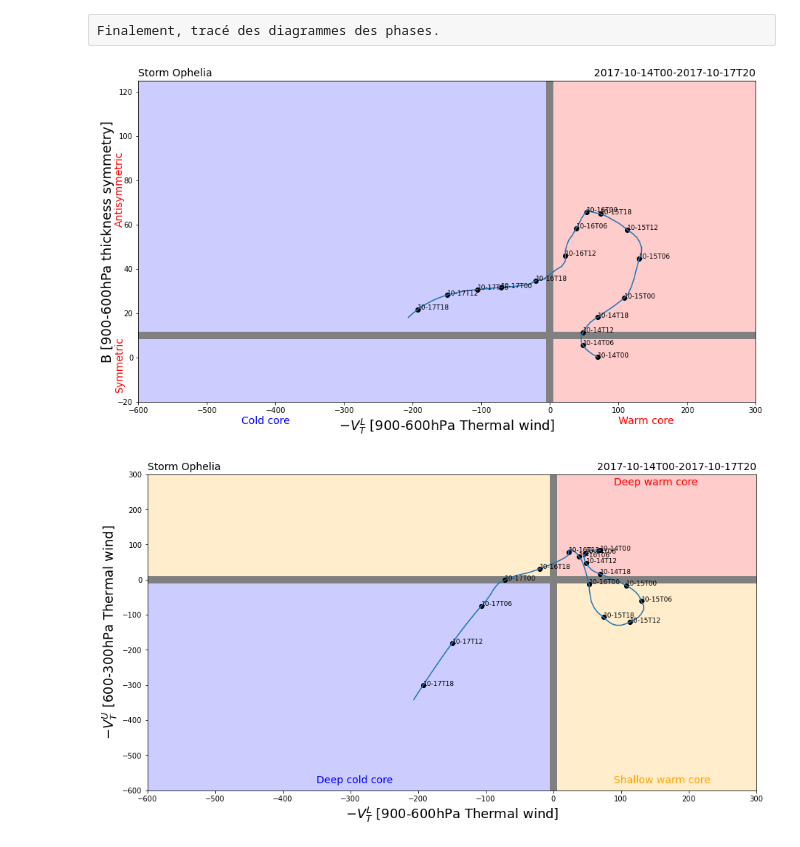
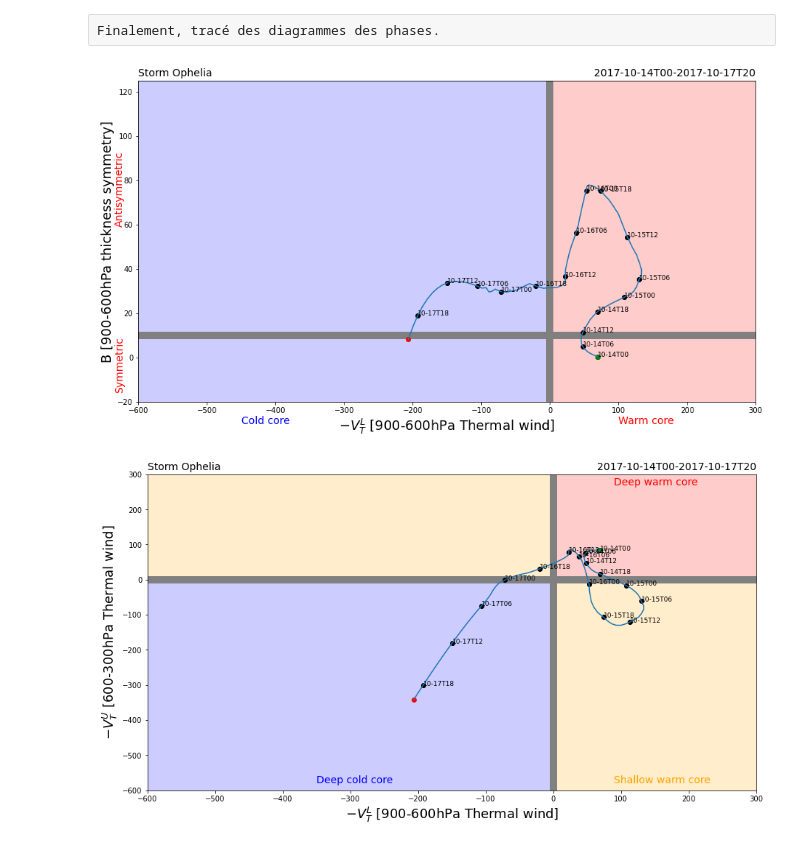
Before and after one commit to fredericferry/era5_cps_diagram, a Jupyter notebook: era5storms_CPS_diagram.ipynb, the cells around one changed output. Cells and saved outputs as stored; diff of their text form; code cells hidden in the pictures.

```diff
--- a/era5storms_CPS_diagram.ipynb
+++ b/era5storms_CPS_diagram.ipynb
@@ -513,9 +523,15 @@ max_dist = 500
+# %%
+max_dist = 500
+if storm=='Rolf':
+    max_dist = 250
+if storm=='Lothar':
+    max_dist = 500
 # %% [markdown]
 # Calcul du paramètre de symétrie thermique du CPS
 # %% [raw]
 Sélection des données.
 # %%
-i=45
+i=10
 
 data = thickness[i,:,:]
 data_slp = mslp[i,:,:]
@@ -788,13 +804,13 @@ IPdisplay.Image(url=gif_filepath)
 Tracé de la série temporelle du paramètre B. On lisse ici la série avec un filtre Savitzky–Golay.
 # %%
 print(B_series)
-B_series2 = savgol_filter(B_series, 51, 3)
+B_series2 = savgol_filter(B_series, 31, 3)
 
 fig = plt.figure(figsize=(15., 8.))
 ax = fig.add_subplot(111)
 ax.set_title('Storm '+storm+' - Thermal symmetry parameter (B)'
              ,loc='left',fontsize=14)
-ax.set_title(str(time[i])[0:13],loc='right',fontsize=14)
+ax.set_title(str(time[0])[0:13]+'-'+str(time[-2])[0:13],loc='right',fontsize=14)
 ax.plot(time[0:-1], B_series, label='B')
 ax.plot(time[0:-1], B_series2, label='B (smoothed)')
 plt.axhline(y=10, color='r')
@@ -810,7 +826,7 @@ fig.savefig(figname+'.png',bbox_inches='tight')
 # %% [raw]
 Choix du temps et des niveaux verticaux des couches (espacement de 50hPa).
 # %%
-i=45
+i=10
 
 print(lev)
 listlev1=[900, 850, 800, 750, 700, 650, 600]
@@ -1064,13 +1080,17 @@ fig.savefig(figname+'.png',bbox_inches='tight')
 # %% [raw]
 Finalement, tracé des diagrammes des phases.
 # %%
-time_str=[x for x in range(len(time))]
-date_str=[x for x in range(len(time))]
-for i in range(len(time)):
+time_str=[x for x in range(len(time)-1)]
+date_str=[x for x in range(len(time)-1)]
+for i in range(len(time)-1):
     time_str[i] = str(time[i])
     date_str[i] = time_str[i][5:13]
 
-#print(date_str)
+step=6
+newdate=date_str[0::step]
+new_VTL=VTL_series2[0::step]
+new_VTU=VTU_series2[0::step]
+new_B=B_series2[0::step]
 
 fig = plt.figure(figsize=(15., 8.))
 ax = fig.add_subplot(111)
@@ -1079,7 +1099,9 @@ ax.set_title(str(time[0])[0:13]+'-'+str(time[-2])[0:13],loc='right',fontsize=14)
 plt.axhline(y=10, color='grey', linewidth=10,zorder=1)
 plt.axvline(x=0, color='grey', linewidth=10,zorder=1)
 plt.plot(VTL_series2, B_series2)
-plt.scatter(VTL_series2[::6],  B_series2[::6], c='k',zorder=2)
+plt.scatter(VTL_series2[::step],  B_series2[::step], c='k',zorder=2)
+plt.scatter(VTL_series2[0], B_series2[0], c='green',zorder=2)
+plt.scatter(VTL_series2[-1], B_series2[-1], c='red',zorder=2)
 plt.xlabel("$-V_T^L$ [900-600hPa Thermal wind]", fontsize = 18)
 plt.ylabel("B [900-600hPa thickness symmetry]", fontsize = 18)
 
@@ -1090,9 +1112,9 @@ plt.text(100, -30,'Warm core', rotation=0., color='red', fontsize = 14)
 plt.xlim(-600, 300)
 plt.ylim(-20, 125)
 
-for i,type in enumerate(date_str[::6]):
-    x = VTL_series2[::6][i]
-    y = B_series2[::6][i]
+for i,type in enumerate(newdate):
+    x = new_VTL[i]
+    y = new_B[i]
     plt.text(x, y, type, fontsize=9)
 
 xrange = [(-600, 600)]
@@ -1121,7 +1143,10 @@ ax.set_title(str(time[0])[0:13]+'-'+str(time[-2])[0:13],loc='right',fontsize=14)
 plt.axhline(y=0, color='grey', linewidth=10,zorder=1)
 plt.axvline(x=0, color='grey', linewidth=10,zorder=1)
 plt.plot(VTL_series2, VTU_series2)
-plt.scatter(VTL_series2[::6], VTU_series2[::6], c='k',zorder=2)
+plt.scatter(VTL_series2[::step], VTU_series2[::step], c='k',zorder=2)
+plt.scatter(VTL_series2[0], VTU_series2[0], c='green',zorder=2)
+plt.scatter(VTL_series2[-1], VTU_series2[-1], c='red',zorder=2)
+
 
 plt.xlabel("$-V_T^L$ [900-600hPa Thermal wind]", fontsize = 18)
 plt.ylabel("$-V_T^U$ [600-300hPa Thermal wind]", fontsize = 18)
@@ -1129,37 +1154,37 @@ plt.text(-350, -580,'Deep cold core', rotation=0., color='blue', fontsize = 14)
 plt.text(90, 270,'Deep warm core', rotation=0., color='red', fontsize = 14)
 plt.text(90, -580,'Shallow warm core', rotation=0., color='orange', fontsize = 14)
 
 plt.xlim(-600, 300)
 plt.ylim(-600, 300)
 
-for i,type in enumerate(date_str[::6]):
-    x = VTL_series2[::6][i]
-    y = VTU_series2[::6][i]
+for i,type in enumerate(newdate):
+    x = new_VTL[i]
+    y = new_VTU[i]
     plt.text(x, y, type, fontsize=9)
 
 xrange = [(0, 300)]
 yrange1 = (0, 300)
 c1 = collections.BrokenBarHCollection(xrange, yrange1, facecolor='r', alpha=0.2)
 ax.add_collection(c1)
 xrange = [(-600, 600)]
 yrange1 = (-600, 600)
 c1 = collections.BrokenBarHCollection(xrange, yrange1, facecolor='b', alpha=0.2)
 ax.add_collection(c1)
 xrange = [(-600, 600)]
 yrange1 = (0, 300)
 c1 = collections.BrokenBarHCollection(xrange, yrange1, facecolor='orange', alpha=0.2)
 ax.add_collection(c1)
 xrange = [(0, 300)]
 yrange1 = (-600, 600)
 c1 = collections.BrokenBarHCollection(xrange, yrange1, facecolor='orange', alpha=0.2)
 ax.add_collection(c1)
 
 plt.show()
 
 figname='./figs/'+storm+'/CPS'
 fig.savefig(figname+'.png',bbox_inches='tight')
 # %% [output]
-[figure, old version]
+[figure, new version]
 [figure]
 # %%
 fig = plt.figure(figsize=(12, 12))
```
Also changed, not shown: parts of 16 cells of this notebook.
